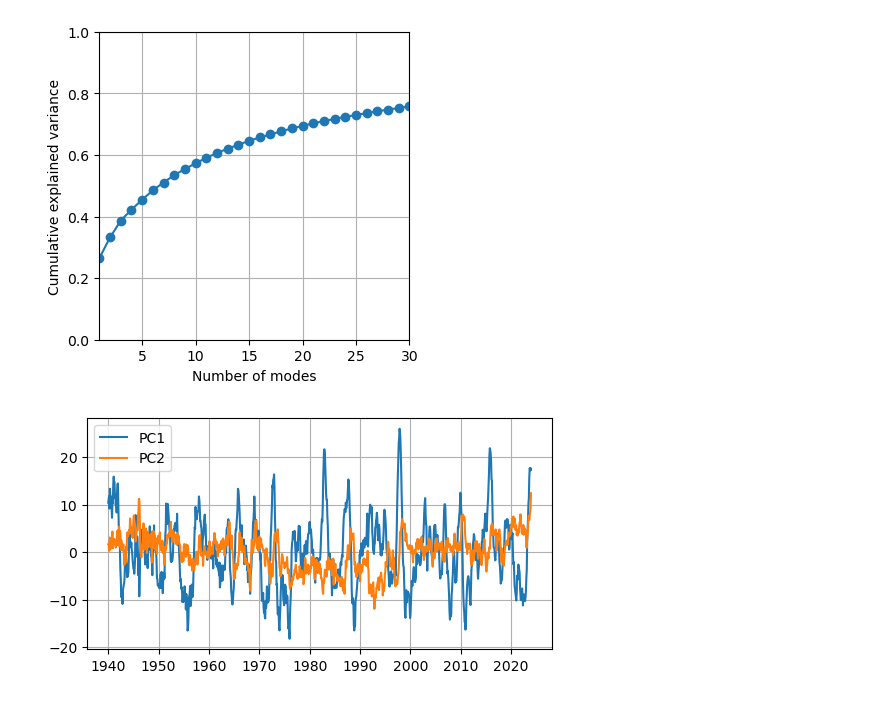
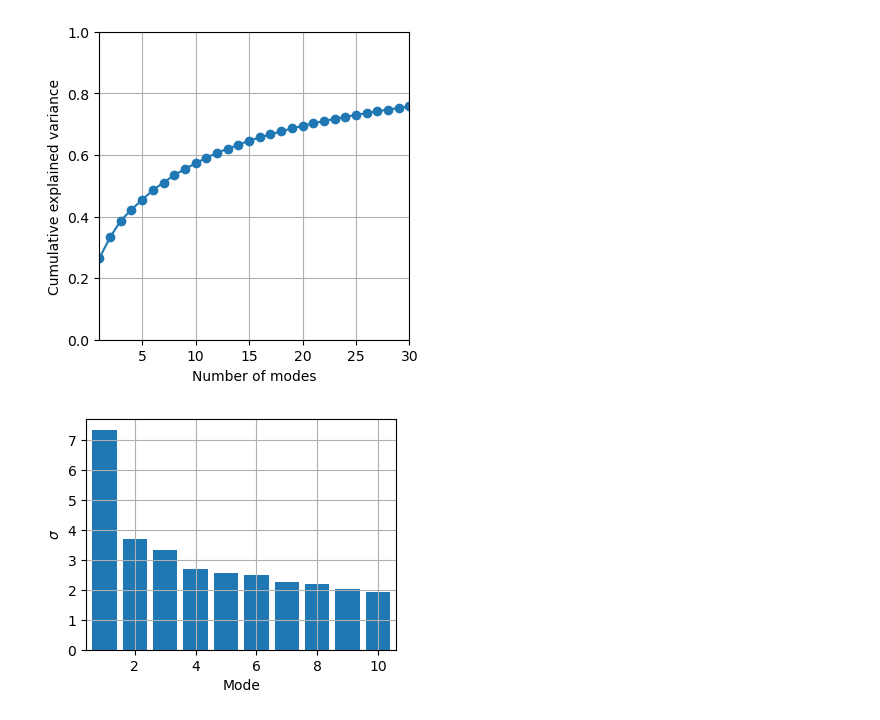
Before and after one commit to kinyatoride/AtmosAnalysisNotebooks, a Jupyter notebook: EOF_sst.ipynb, the cells around one changed output. Saved outputs shown, nothing was run; the diff lists cells and outputs as text; code cells hidden in the pictures.

```diff
--- a/EOF_sst.ipynb
+++ b/EOF_sst.ipynb
@@ -149,12 +163,14 @@ ax.set(
 ax.grid()
 # %% [output]
 [figure]
-# %%
-fig, ax = plt.subplots(figsize=(6, 3))
-ax.plot(pc.time, pc.sel(mode=1), label='PC1')
-ax.plot(pc.time, pc.sel(mode=2), label='PC2')
-
-ax.legend()
-ax.grid()
-# %% [output]
-[figure, removed]
+# %%
+fig, ax = plt.subplots(figsize=(4, 3))
+ax.bar(pc.mode, pc.std(dim='time'))
+ax.set(
+    xlim=(0.4, 10.6),
+    xlabel='Mode',
+    ylabel=r'$\sigma$',
+)
+ax.grid()
+# %% [output]
+[figure, added]
```
Also changed, not shown: parts of 5 cells of this notebook.
